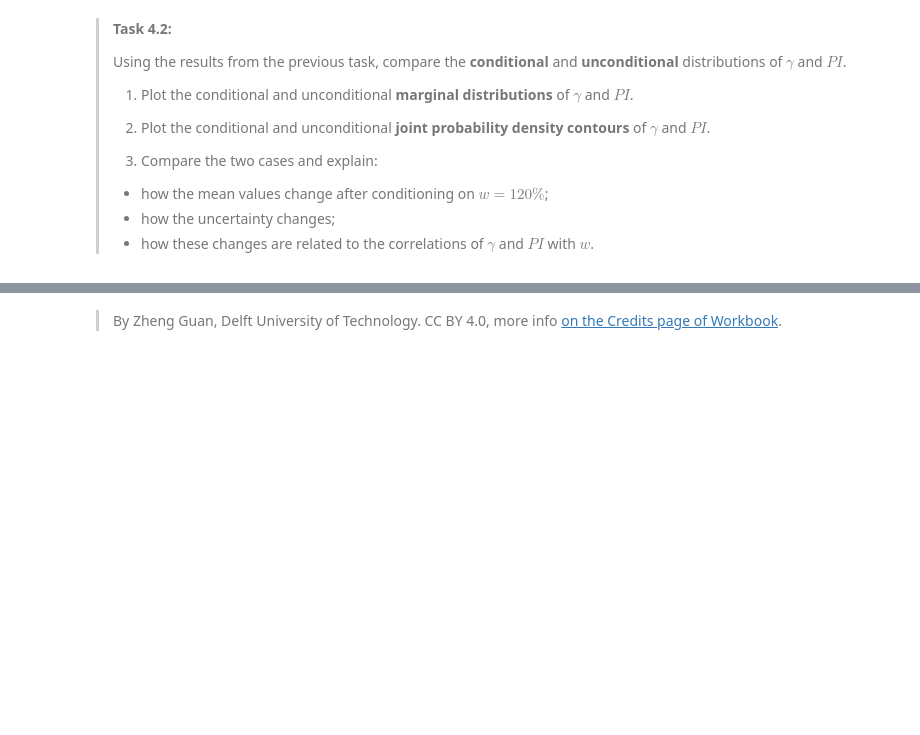
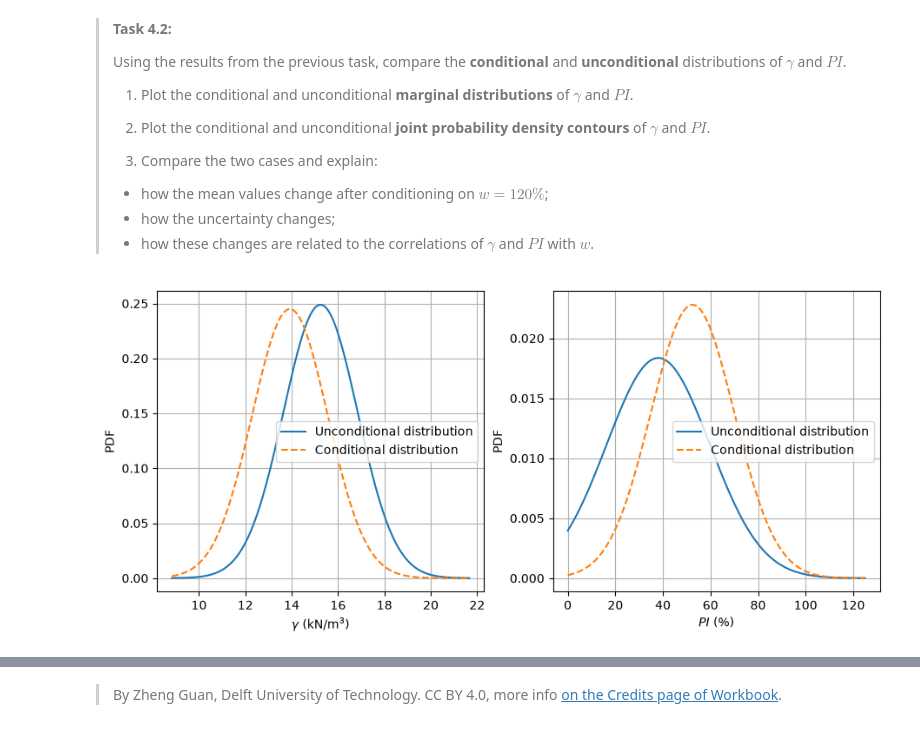
Before and after one commit to sembouman/GA1.5, a Jupyter notebook: Gaussian_Soil.ipynb, the cells around one changed output, grey strips where cells are left out. Saved outputs shown, nothing was run; the diff lists cells and outputs as text; code cells hidden in the pictures; blank space fills up the shorter version.

```diff
--- a/Gaussian_Soil.ipynb
+++ b/Gaussian_Soil.ipynb
@@ -343,8 +380,8 @@ Sigma_XX = np.array([
 ])
 
 Sigma_XY = np.array([
-    [sigma[0, 1]],
-    [sigma[2, 1]]
+    sigma[0, 1],
+    sigma[2, 1]
 ])
 
 Sigma_YY = sigma[1, 1]
@@ -352,18 +389,18 @@ Sigma_YY = sigma[1, 1]
 # ---------------------------------------------------------
 # Conditional Gaussian equations
 #
-# mu_X|Y = mu_X + Sigma_XY * Sigma_YY^(-1) * (a - mu_Y)
+#mu_X|Y = mu_X + Sigma_XY * Sigma_YY^(-1) * (a - mu_Y)
 #
-# Sigma_X|Y = Sigma_XX
-#             - Sigma_XY * Sigma_YY^(-1) * Sigma_YX
+#Sigma_X|Y = Sigma_XX - Sigma_XY * Sigma_YY^(-1) * Sigma_YX
 # ---------------------------------------------------------
 
 # Conditional mean vector
-cond_mu_vector = ### YOUR CODE HERE ###
+cond_mu_vector = mu_X + np.multiply(np.multiply((Sigma_XY), (Sigma_YY)**(-1)),(a-mu_Y))
 
 # Conditional covariance matrix
-cond_sigma_matrix = ### YOUR CODE HERE ###
+cond_sigma_matrix = Sigma_XX - np.multiply(np.multiply((Sigma_XY), (Sigma_YY)**(-1)), Sigma_XX)
 
+# Compute the conditional probability
 # Conditional standard deviations
 cond_std = np.sqrt(np.diag(cond_sigma_matrix))
 
@@ -381,14 +418,14 @@ print(np.round(cond_std, 3))
 # ---------------------------------------------------------
 
 N = 100000
-cond_samples = ### YOUR CODE HERE ###
+cond_samples = multivariate_normal.rvs(mean=cond_mu_vector, cov=cond_sigma_matrix, size=N)
 
 # ---------------------------------------------------------
 # Estimate P(gamma < 16, PI > 30 | w = 120%)
 # ---------------------------------------------------------
 
-condition = ### YOUR CODE HERE ###
-cond_prob = ### YOUR CODE HERE ###
+condition = (cond_samples[:, 0] < 16) & (cond_samples[:, 1] > 30)
+cond_prob = np.mean(condition)
 
 print(
     f'\nConditional probability '
@@ -416,9 +465,17 @@ values_gamma = np.linspace(
     200
 )
 
-uncond_γ_pdf = ### YOUR CODE HERE ###
+uncond_γ_pdf = norm.pdf(
+    values_gamma,
+    loc=mu[0],
+    scale=np.sqrt(sigma[0,0])
+)
 
-cond_γ_pdf = ### YOUR CODE HERE ###
+cond_γ_pdf = norm.pdf(
+    values_gamma,
+    loc=cond_mu_vector[0],
+    scale=cond_std[0]
+)
 
 
 values_PI = np.linspace(
@@ -427,9 +484,17 @@ values_PI = np.linspace(
     200
 )
 
-uncond_PI_pdf = ### YOUR CODE HERE ###
+uncond_PI_pdf = norm.pdf(
+    values_PI,
+    loc=mu[2],
+    scale=np.sqrt(sigma[2,2])
+)
 
-cond_PI_pdf = ### YOUR CODE HERE ###
+cond_PI_pdf = norm.pdf(
+    values_PI,
+    loc=cond_mu_vector[1],
+    scale=cond_std[1]
+)
 
 
 # Plot marginal distributions
@@ -448,33 +513,35 @@ ax[0].plot(
     '--',
     label='Conditional distribution'
 )
 
 ax[0].grid()
 ax[0].set_xlabel(r'$\gamma$ (kN/m$^3$)')
 ax[0].set_ylabel('PDF')
 ax[0].legend()
 
 
 # PI
 ax[1].plot(
     values_PI,
     uncond_PI_pdf,
     label='Unconditional distribution'
 )
 
 ax[1].plot(
     values_PI,
     cond_PI_pdf,
     '--',
     label='Conditional distribution'
 )
 
 ax[1].grid()
 ax[1].set_xlabel(r'$PI$ (%)')
 ax[1].set_ylabel('PDF')
 ax[1].legend()
 
 plt.show()
+# %% [output]
+[figure, added]
 # %%
 # Compare joint conditional and unconditional distributions of γ and PI
 
```
Also changed, not shown: parts of 7 cells of this notebook.
